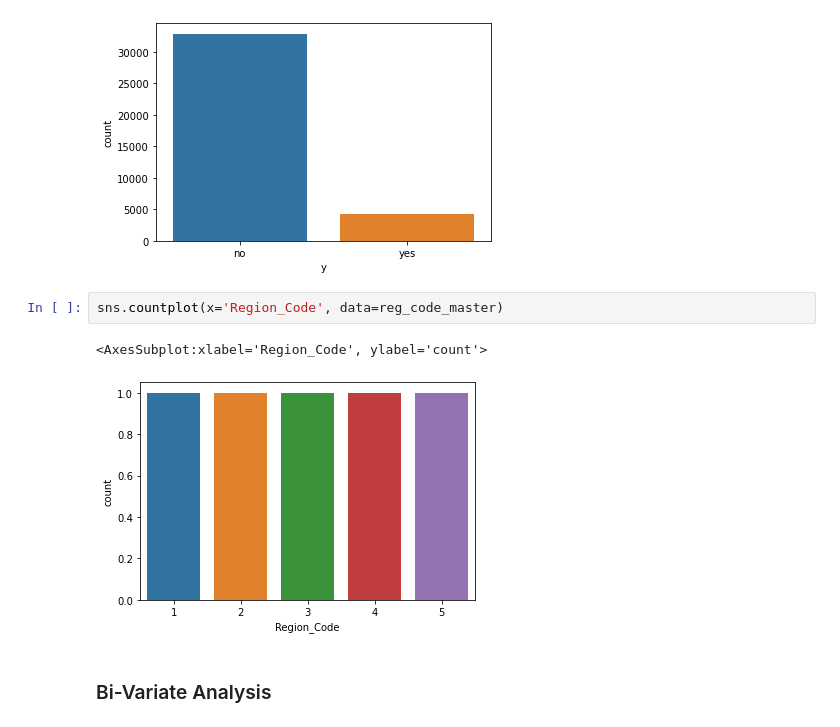
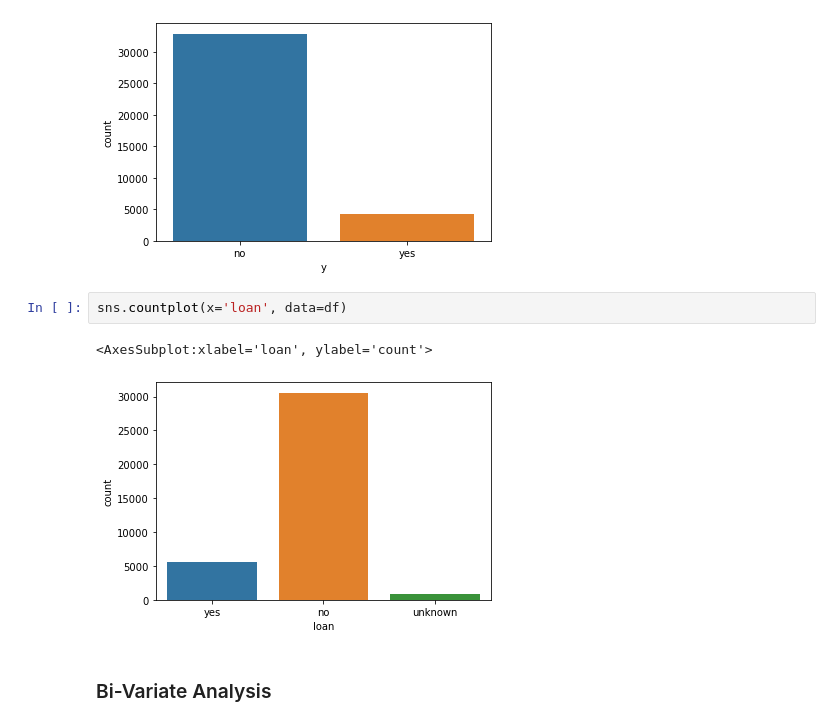
Before and after one commit to ilaav/b1CapstoneProject, a Jupyter notebook: EDA_Checkpoint 2.ipynb, the cells around one changed output. Cells and saved outputs as stored; diff of their text form.

```diff
--- a/EDA_Checkpoint 2.ipynb
+++ b/EDA_Checkpoint 2.ipynb
@@ -145,10 +149,10 @@ sns.countplot(x='y',data=df)
 <AxesSubplot:xlabel='y', ylabel='count'>
 [figure]
 # %%
-sns.countplot(x='Region_Code', data=reg_code_master)
+sns.countplot(x='loan', data=df)
 # %% [output]
-<AxesSubplot:xlabel='Region_Code', ylabel='count'>
+<AxesSubplot:xlabel='loan', ylabel='count'>
-[figure, old version]
+[figure, new version]
 # %% [markdown]
 ### Bi-Variate Analysis
 # %%
```
Also changed, not shown: parts of 55 cells of this notebook.
